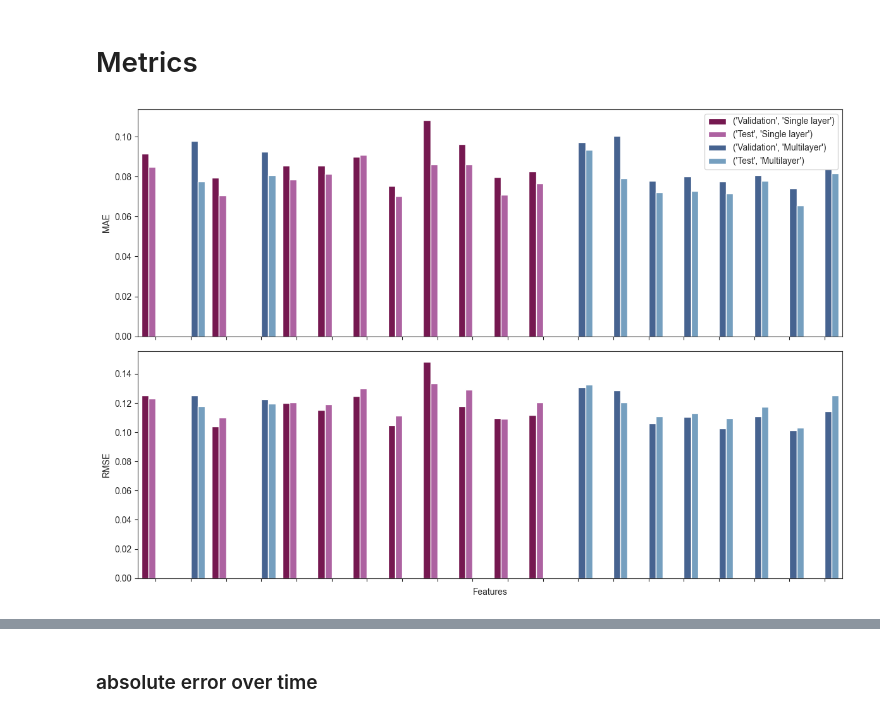
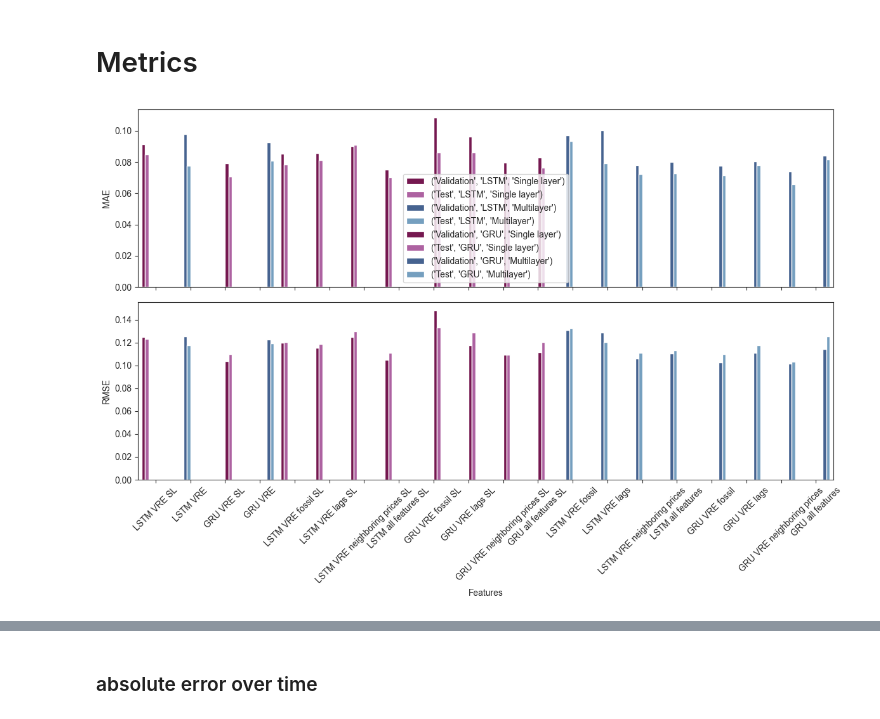
Before and after one commit to valentin-17/epf, a Jupyter notebook: notebooks/other_data_viz.ipynb, the cells around one changed output, grey strips where cells are left out. Drawn from its saved outputs; the diff is of its cells as text; code cells hidden in the pictures.

```diff
--- a/notebooks/other_data_viz.ipynb
+++ b/notebooks/other_data_viz.ipynb
@@ -230,10 +230,17 @@ models = {
 }
 
 palette = {
-    ('Validation', 'Multilayer'): COLORS['blue'],
-    ('Test', 'Multilayer'): COLORS['blue_grey'],
-    ('Validation', 'Single layer'): COLORS['magenta'],
-    ('Test', 'Single layer'): COLORS['purple'],
+    ('Validation', 'LSTM', 'Single layer'): COLORS['magenta'],
+    ('Test', 'LSTM', 'Single layer'): COLORS['purple'],
+
+    ('Validation', 'LSTM', 'Multilayer'): COLORS['blue'],
+    ('Test', 'LSTM', 'Multilayer'): COLORS['blue_grey'],
+
+    ('Validation', 'GRU', 'Single layer'): COLORS['magenta'],
+    ('Test', 'GRU', 'Single layer'): COLORS['purple'],
+
+    ('Validation', 'GRU', 'Multilayer'): COLORS['blue'],
+    ('Test', 'GRU', 'Multilayer'): COLORS['blue_grey'],
 }
 
 metrics = {'mean_absolute_error':'MAE', 'root_mean_squared_error':'RMSE'}
@@ -246,6 +253,7 @@ for model_key, model_name in models.items():
             'Metric': name,
             'Dataset': 'Validation',
             'Value': val_performance[model_key][metric],
+            'Layer': 'LSTM' if 'lstm' in model_key else 'GRU',
             'Architecture': 'Single layer' if model_key.endswith('_sl') else 'Multilayer'
         })
         data.append({
@@ -253,34 +261,35 @@ for model_key, model_name in models.items():
             'Metric': name,
             'Dataset': 'Test',
             'Value': performance[model_key][metric],
+            'Layer': 'LSTM' if 'lstm' in model_key else 'GRU',
             'Architecture': 'Single layer' if model_key.endswith('_sl') else 'Multilayer'
         })
 
 df = pd.DataFrame(data)
 
 sns.set_style('ticks')
 fig, axes = plt.subplots(len(metrics), 1, figsize=(12, 4*len(metrics)), sharex=True)
 
 for i, (metric_key, metric_name) in enumerate(metrics.items()):
     sns.barplot(
         data=df[df['Metric'] == metric_name],
         x='Model',
         y='Value',
-        hue=df[['Dataset', 'Architecture']].apply(tuple, axis=1),
+        hue=df[['Dataset', 'Layer', 'Architecture']].apply(tuple, axis=1),
         palette=palette,
         ax=axes[i],
-        dodge=True,
+        dodge=True
     )
     axes[i].set_ylabel(metric_name)
     axes[i].set_xlabel('Features')
-    axes[i].set_xticklabels(axes[i].get_xticklabels(), rotation=90)
+    plt.xticks(rotation=45)
 
     if i == 0:
         axes[i].legend()
     else:
         axes[i].legend().remove()
 
 plt.tight_layout()
 plt.show()
 # %% [output]
-[figure, old version]
+[figure, new version]
```
Also changed, not shown: parts of 6 cells of this notebook, 1 other file.
